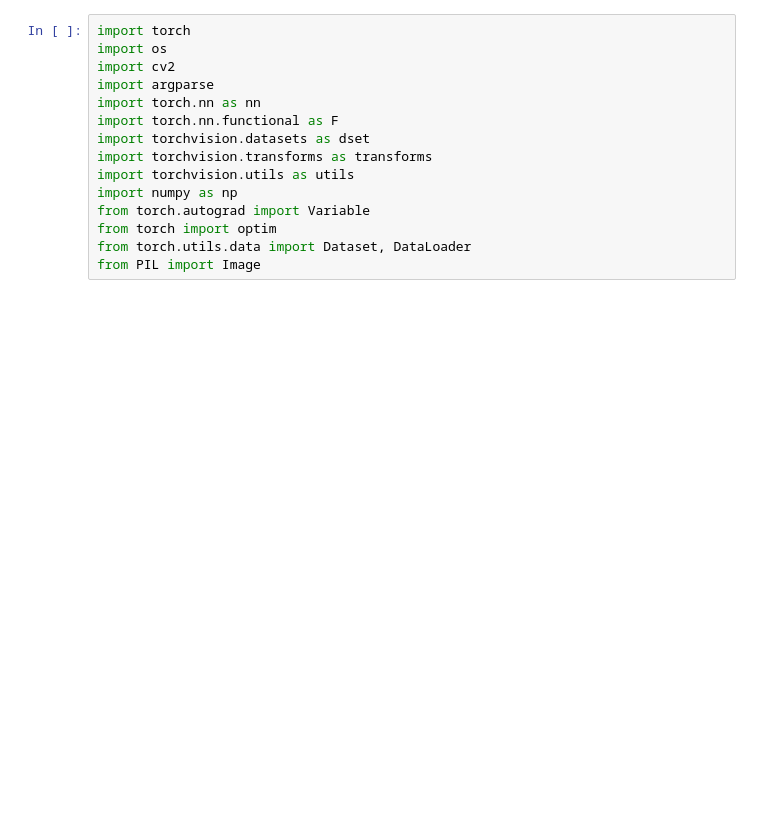
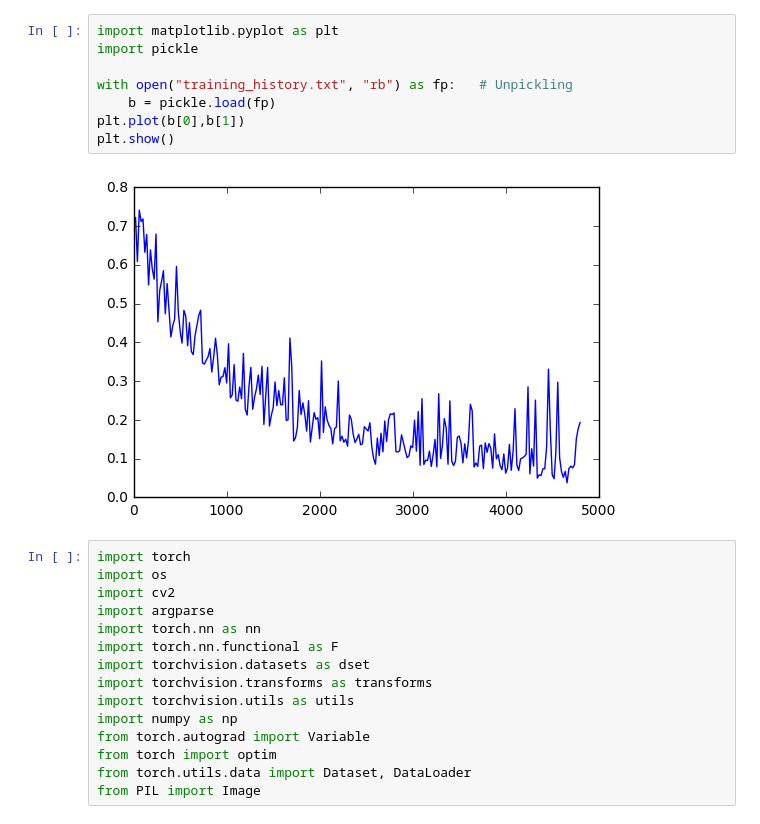
Before and after one commit to bcjiang/facedeeplearning, a Jupyter notebook: TestPlace.ipynb, the cells around one changed output. Cells and saved outputs as stored; diff of their text form; blank space fills up the shorter version.

```diff
--- a/TestPlace.ipynb
+++ b/TestPlace.ipynb
@@ -1,3 +1,13 @@
+# %%
+import matplotlib.pyplot as plt
+import pickle
+
+with open("training_history.txt", "rb") as fp:   # Unpickling
+    b = pickle.load(fp)
+plt.plot(b[0],b[1])
+plt.show()
+# %% [output]
+[figure, added]
 # %%
 import torch
 import os
```
Also changed, not shown: 1 other file.
